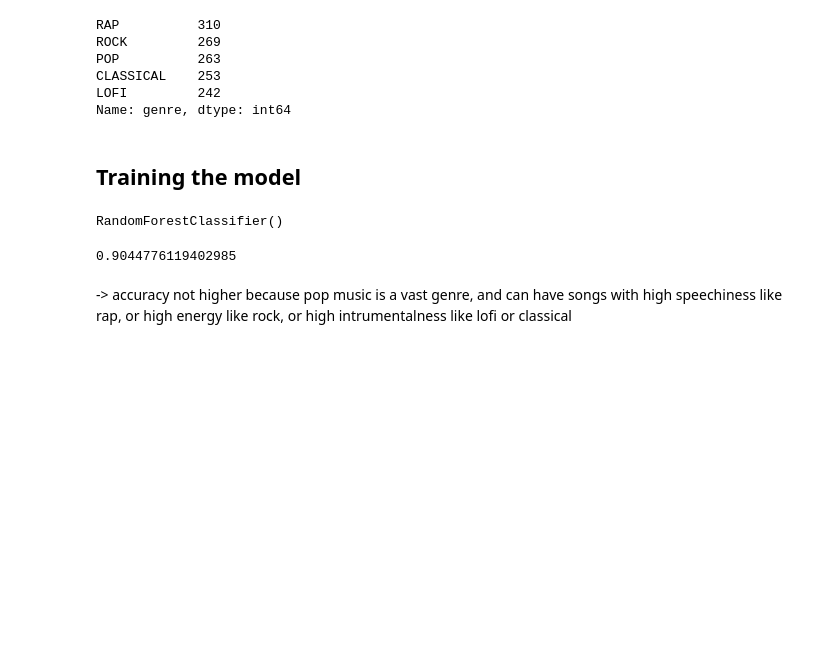
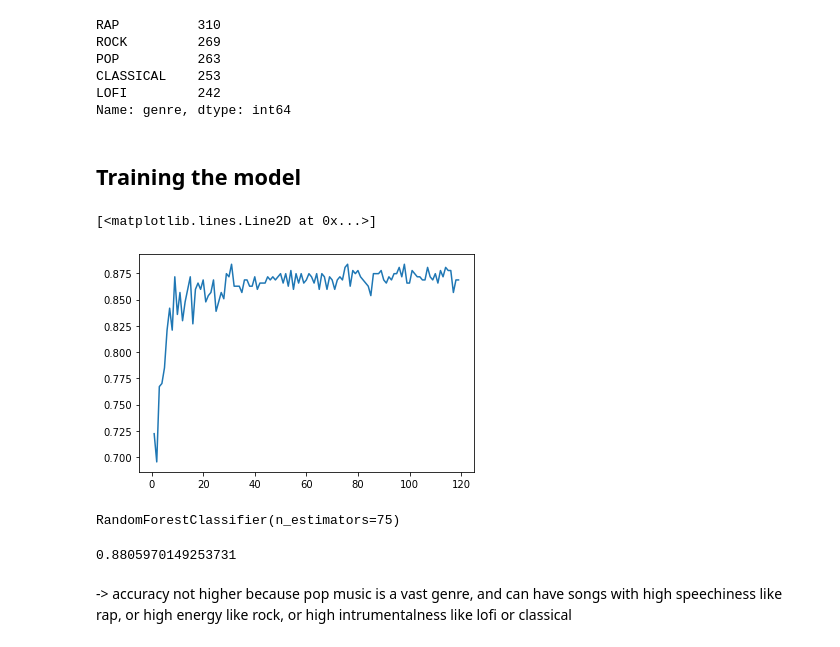
Before and after one commit to shailx383/genre-prediction-model, a Jupyter notebook: genre_classification.ipynb, the cells around one changed output. Cells and saved outputs as stored; diff of their text form; code cells hidden in the pictures; blank space fills up the shorter version.

```diff
--- a/genre_classification.ipynb
+++ b/genre_classification.ipynb
@@ -247,7 +252,7 @@ genre_df["genre"] = genre_df["genre"].map(genre_map)
 #separating features from target column
 
 X = genre_df.drop(["genre", "track_name", "artist",
-                  "Unnamed: 0", "liveness"], axis=1)
+                  "Unnamed: 0"], axis=1)
 # %%
 y = genre_df["genre"]
 # %%
@@ -258,16 +263,27 @@ X_train, X_test, y_train, y_test = train_test_split(X, y, test_size=0.25)
 #Using a random forest classifier with multi-class classification
 
 from sklearn.ensemble import RandomForestClassifier
-model = RandomForestClassifier(n_estimators=100)
-model.fit(X_train, y_train)
+scores = []
+for i in range(1, 120):
+    model = RandomForestClassifier(n_estimators=i)
+    model.fit(X_train, y_train)
+    scores.append(model.score(X_test, y_test))
-# %% [output]
-RandomForestClassifier()
+# %%
+plt.plot(np.arange(1, 120), scores)
+# %% [output]
+[<matplotlib.lines.Line2D at 0x...>]
+[figure, added]
+# %%
+final_model = RandomForestClassifier(n_estimators=75)
+final_model.fit(X_train, y_train)
+# %% [output]
+RandomForestClassifier(n_estimators=75)
 # %%
 #accuracy of model
 
-model.score(X_test, y_test)
+final_model.score(X_test, y_test)
 # %% [output]
-0.9044776119402985
+0.8805970149253731
 # %% [markdown]
 -> accuracy not higher because pop music is a vast genre, and can have songs with high speechiness like rap, or high energy like rock, or high intrumentalness like lofi or classical
 # %%
```
Also changed, not shown: parts of 5 cells of this notebook, 3 other files.
